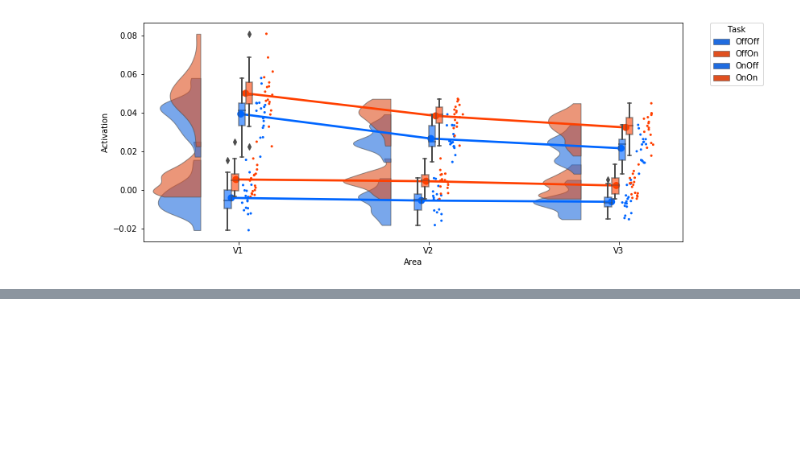
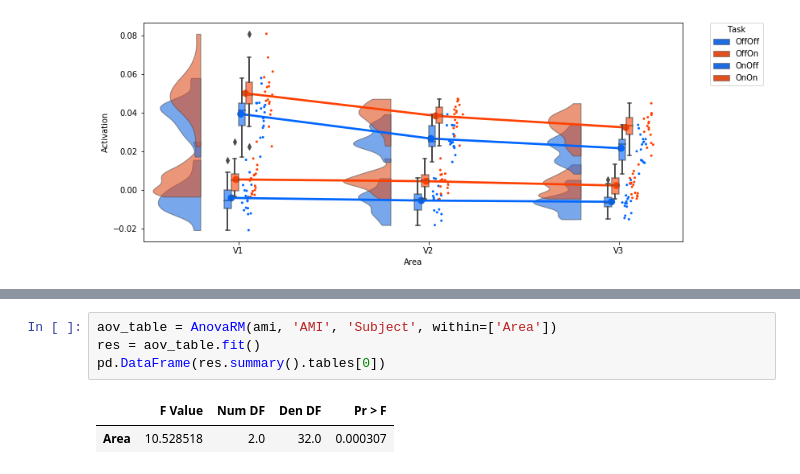
Before and after one commit to TimVanMourik/LayerAttention, a Jupyter notebook: Notebooks/RegionAnalysis.ipynb, the cells around one changed output, grey strips where cells are left out. Cells and saved outputs as stored; diff of their text form; blank space fills up the shorter version.

```diff
--- a/Notebooks/RegionAnalysis.ipynb
+++ b/Notebooks/RegionAnalysis.ipynb
@@ -175,0 +195,7 @@ attention_effect
+# %%
+aov_table = AnovaRM(ami, 'AMI', 'Subject', within=['Area'])
+res = aov_table.fit()
+pd.DataFrame(res.summary().tables[0])
+# %% [output]
+|  | F Value | Num DF | Den DF | Pr > F |
+| Area | 10.528518 | 2.0 | 32.0 | 0.000307 |
```
Also changed, not shown: parts of 5 cells of this notebook.
